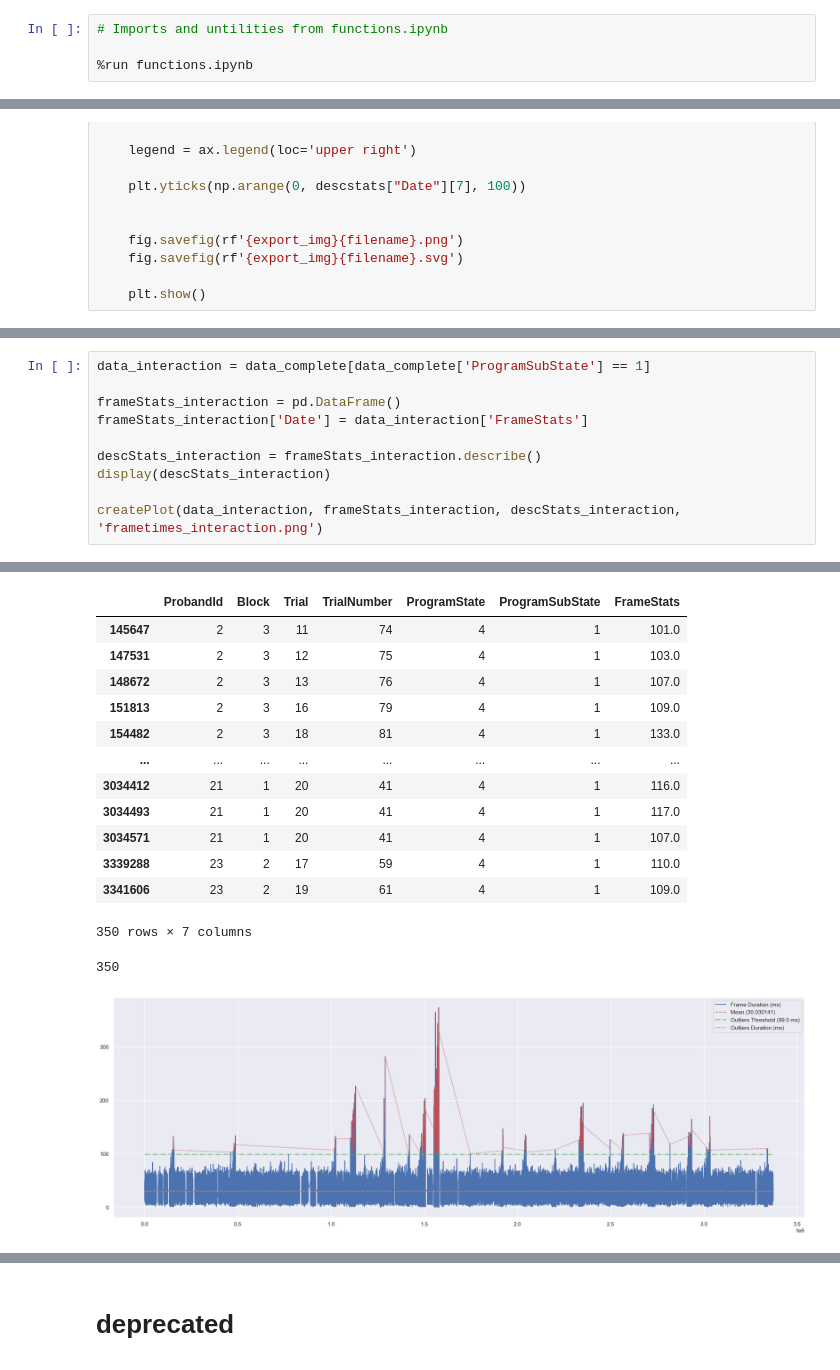
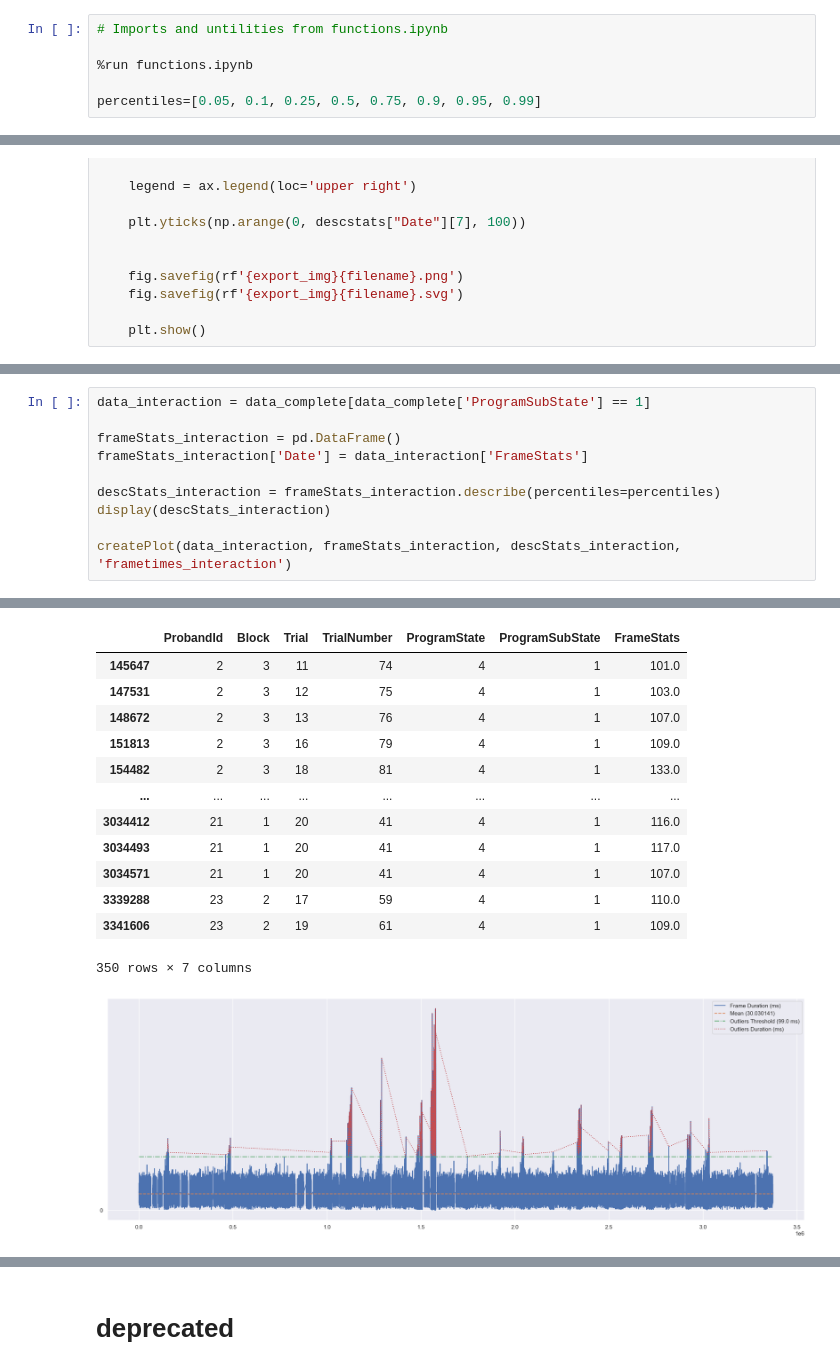
Before and after one commit to visualengineers/reflex-muc-2023, a Jupyter notebook: code/study_frametimes.ipynb, the cells around one changed output, grey strips where cells are left out. Cells and saved outputs as stored; diff of their text form.

```diff
--- a/code/study_frametimes.ipynb
+++ b/code/study_frametimes.ipynb
@@ -10,6 +10,8 @@
 # Imports and untilities from functions.ipynb
 
 %run functions.ipynb
+
+percentiles=[0.05, 0.1, 0.25, 0.5, 0.75, 0.9, 0.95, 0.99]
 # %% [markdown]
 ---
 # Load Data
@@ -145,10 +151,10 @@ data_interaction = data_complete[data_complete['ProgramSubState'] == 1]
 frameStats_interaction = pd.DataFrame()
 frameStats_interaction['Date'] = data_interaction['FrameStats']
 
-descStats_interaction = frameStats_interaction.describe()
+descStats_interaction = frameStats_interaction.describe(percentiles=percentiles)
 display(descStats_interaction)
 
-createPlot(data_interaction, frameStats_interaction, descStats_interaction, 'frametimes_interaction.png')
+createPlot(data_interaction, frameStats_interaction, descStats_interaction, 'frametimes_interaction')
 # %% [output]
 |  | Date |
 | count | 2.688171e+06 |
@@ -161,19 +172,18 @@ createPlot(data_interaction, frameStats_interaction, descStats_interaction, 'fra
 | max | 3.740000e+02 |
 |  | ProbandId | Block | Trial | TrialNumber | ProgramState | ProgramSubState | FrameStats |
 | 145647 | 2 | 3 | 11 | 74 | 4 | 1 | 101.0 |
 | 147531 | 2 | 3 | 12 | 75 | 4 | 1 | 103.0 |
 | 148672 | 2 | 3 | 13 | 76 | 4 | 1 | 107.0 |
 | 151813 | 2 | 3 | 16 | 79 | 4 | 1 | 109.0 |
 | 154482 | 2 | 3 | 18 | 81 | 4 | 1 | 133.0 |
 | ... | ... | ... | ... | ... | ... | ... | ... |
 | 3034412 | 21 | 1 | 20 | 41 | 4 | 1 | 116.0 |
 | 3034493 | 21 | 1 | 20 | 41 | 4 | 1 | 117.0 |
 | 3034571 | 21 | 1 | 20 | 41 | 4 | 1 | 107.0 |
 | 3339288 | 23 | 2 | 17 | 59 | 4 | 1 | 110.0 |
 | 3341606 | 23 | 2 | 19 | 61 | 4 | 1 | 109.0 |
 350 rows × 7 columns
-350
-[figure, old version]
+[figure, new version]
 # %%
 
 frameStats_experiment, descStats_experiment = computeFrameTimes(data_experiment)
```
Also changed, not shown: parts of 9 cells of this notebook, 8 other files.
